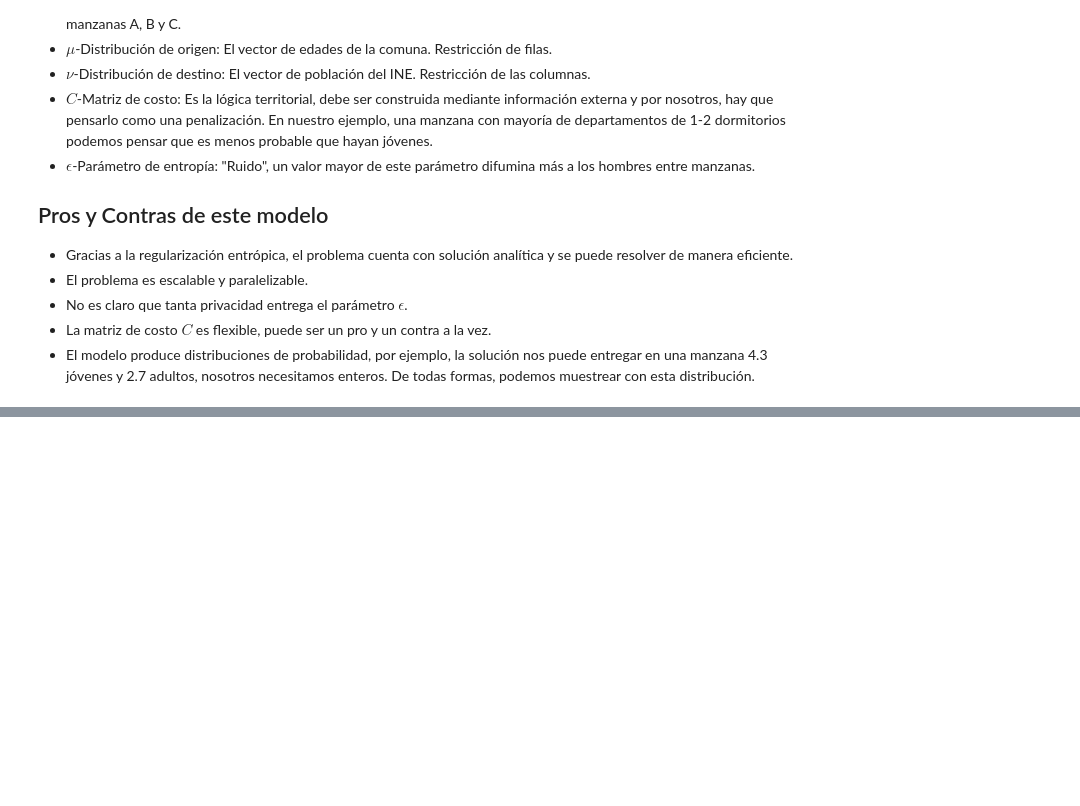
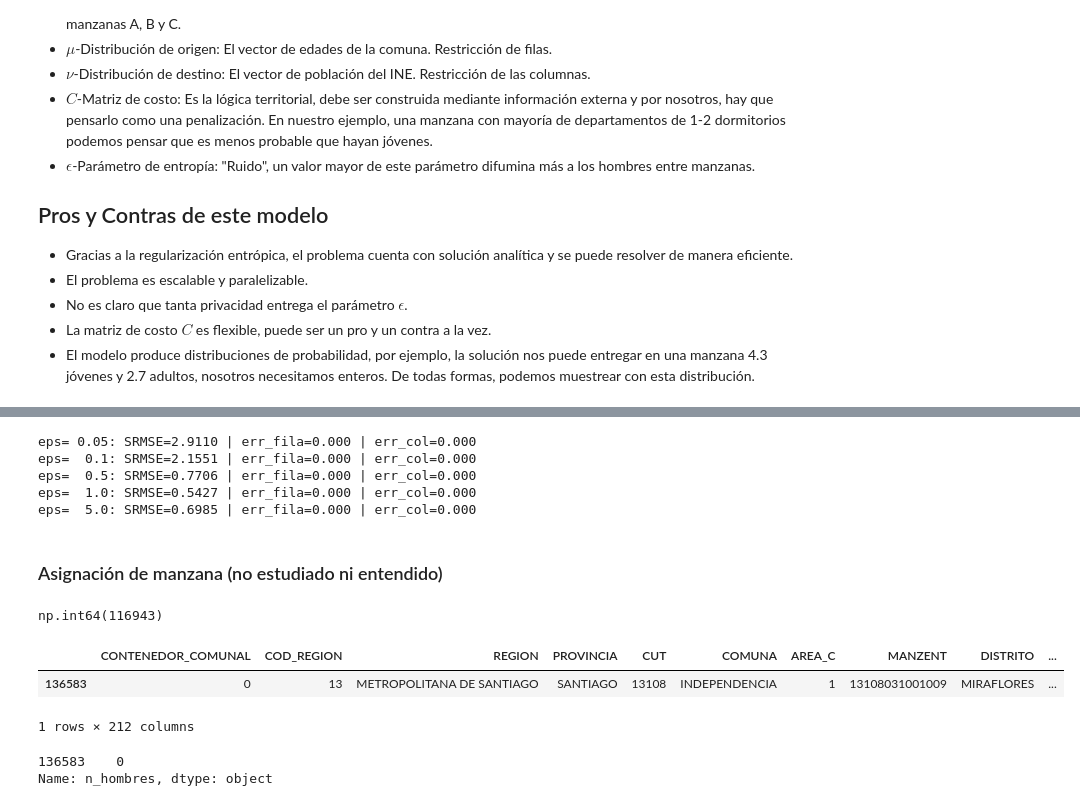
Before and after one commit to vgalfaro/synthetic-data, a Jupyter notebook: microdatos.ipynb, the cells around one changed output, grey strips where cells are left out. Drawn from its saved outputs; the diff is of its cells as text; code cells hidden in the pictures; blank space fills up the shorter version.

```diff
--- a/microdatos.ipynb
+++ b/microdatos.ipynb
@@ -229,0 +245,8 @@ En nuestro ejemplo:
+# %%
+# Comuna de Independencia
+COMUNA_CUT = 13108
+
+df_personas_com = df_personas[df_personas['comuna'] == COMUNA_CUT]
+df_manzanas_com = df_manzanas[df_manzanas['CUT'] == COMUNA_CUT]
+
+len(df_personas_com), len(df_manzanas_com)
@@ -229,0 +380,36 @@ En nuestro ejemplo:
+# %%
+for eps in [0.05, 0.1, 0.5, 1.0, 5.0]:
+    P = sinkhorn(mu, nu, C, eps, n_iter=20000, tol=1e-10)
+    counts_c = P * mu.sum()
+    row_err = np.abs(counts_c.sum(axis=1) - mu).max()
+    col_err = np.abs(counts_c.sum(axis=0) - nu).max()
+    rmse = np.sqrt(np.mean((counts_c - Y_real) ** 2))
+    srmse = rmse / np.mean(Y_real)
+    print(f"eps={eps:>5}: SRMSE={srmse:.4f} | err_fila={row_err:.3f} | err_col={col_err:.3f}")
+# %% [output]
+eps= 0.05: SRMSE=2.9110 | err_fila=0.000 | err_col=0.000
+eps=  0.1: SRMSE=2.1551 | err_fila=0.000 | err_col=0.000
+eps=  0.5: SRMSE=0.7706 | err_fila=0.000 | err_col=0.000
+eps=  1.0: SRMSE=0.5427 | err_fila=0.000 | err_col=0.000
+eps=  5.0: SRMSE=0.6985 | err_fila=0.000 | err_col=0.000
+# %% [markdown]
+### Asignación de manzana (no estudiado ni entendido)
+# %%
+def largest_remainder_round(row, total):
+    """Redondea una fila de conteos continuos a enteros que sumen exactamente `total`."""
+    floor_vals = np.floor(row).astype(int)
+    remainder = int(total - floor_vals.sum())
+    frac = row - floor_vals
+    idx = np.argsort(-frac)
+    floor_vals[idx[:remainder]] += 1
+    return floor_vals
+
+counts_int = np.vstack([
+    largest_remainder_round(counts[i], mu[i])
+    for i in range(len(mu))
+])
+
+assert (counts_int.sum(axis=1) == mu).all()
+counts_int.sum()  # debería dar 116943
+# %% [output]
+np.int64(116943)
@@ -229,0 +434,11 @@ En nuestro ejemplo:
+# %%
+df_manzanas_com[df_manzanas_com['prom_edad'].isna()]
+# %% [output]
+|  | CONTENEDOR_COMUNAL | COD_REGION | REGION | PROVINCIA | CUT | COMUNA | AREA_C | MANZENT | DISTRITO | ... |
+| 136583 | 0 | 13 | METROPOLITANA DE SANTIAGO | SANTIAGO | 13108 | INDEPENDENCIA | 1 | 13108031001009 | MIRAFLORES | ... |
+1 rows × 212 columns
+# %%
+df_manzanas.iloc[136583]['n_hombres']
+# %% [output]
+136583    0
+Name: n_hombres, dtype: object
```
Also changed, not shown: parts of 13 cells of this notebook, 1 other file.
